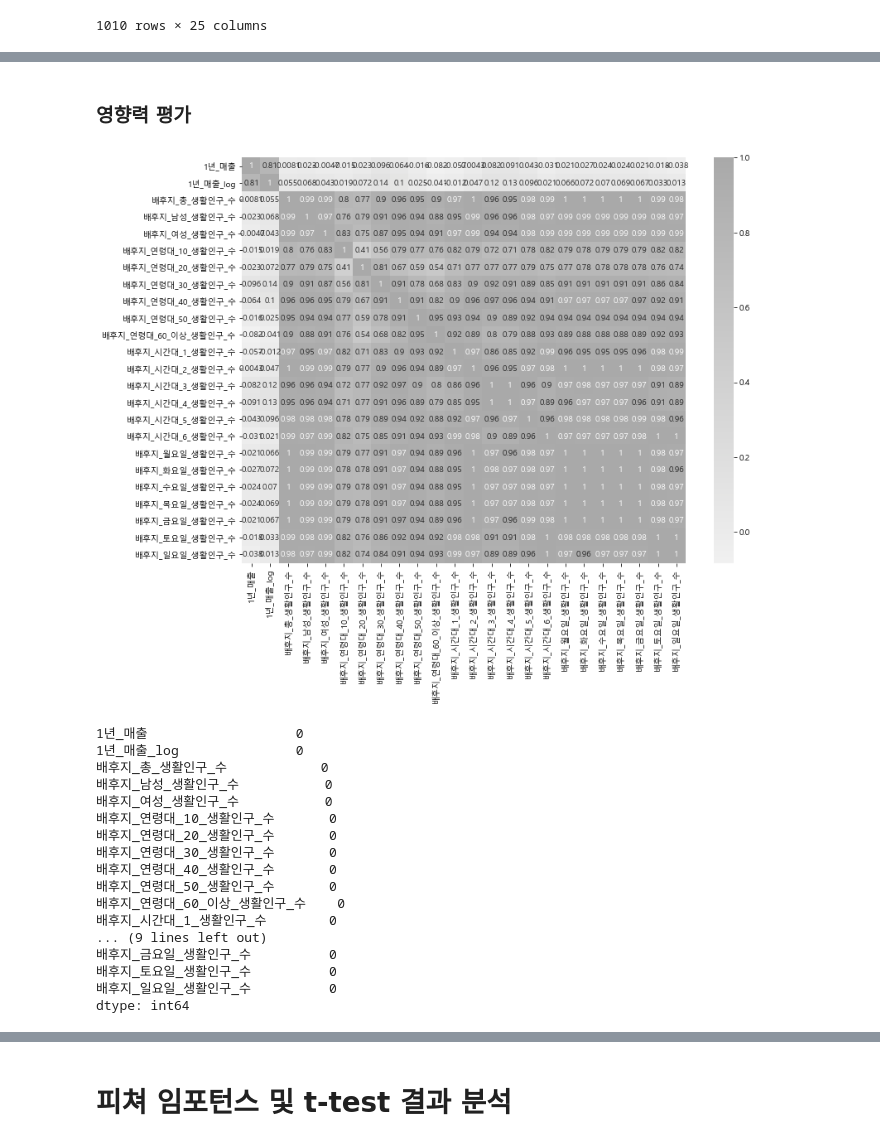
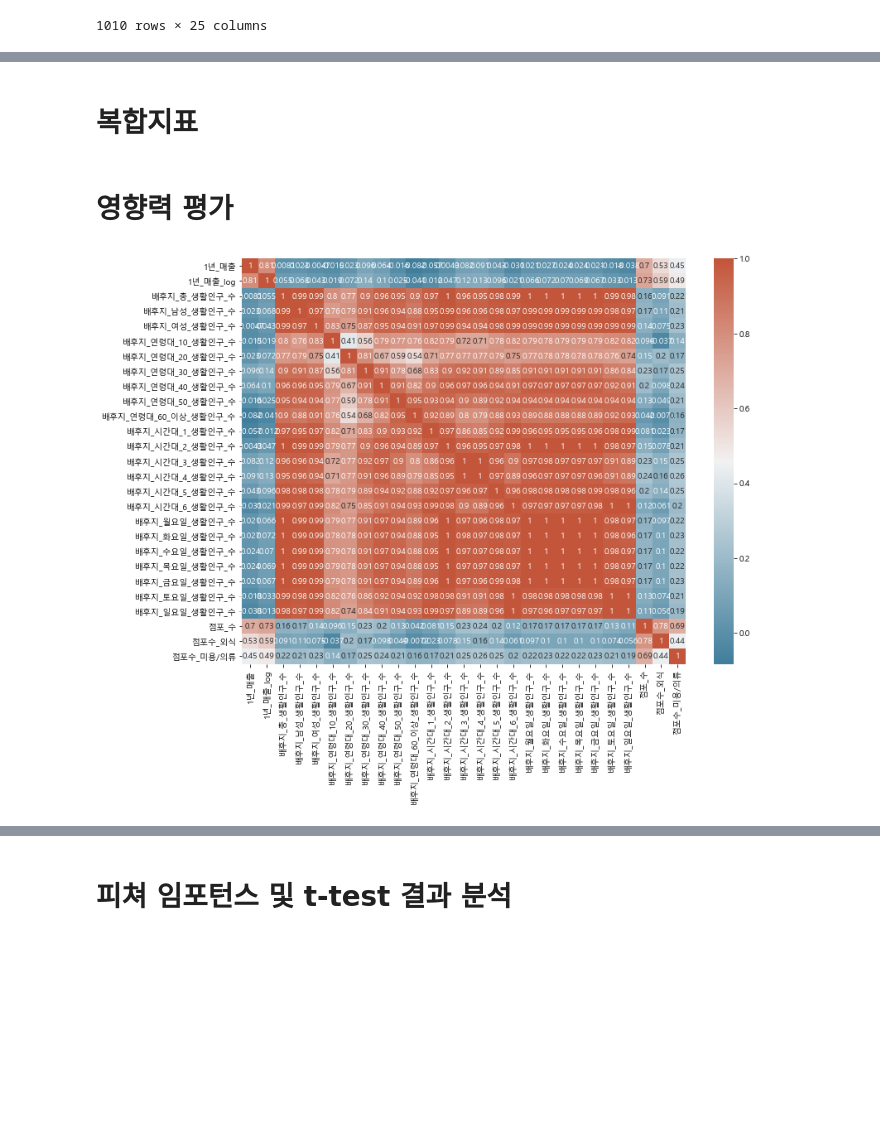
Before and after one commit to unknown-jun/seoul_data_contest, a Jupyter notebook: 상권_발달-지표/BBB001_상권발달지수.ipynb, the cells around one changed output, grey strips where cells are left out. Cells and saved outputs as stored; diff of their text form; code cells hidden in the pictures; blank space fills up the shorter version.

```diff
--- a/상권_발달-지표/BBB001_상권발달지수.ipynb
+++ b/상권_발달-지표/BBB001_상권발달지수.ipynb
@@ -226,0 +264,3 @@ df_all
+# %%
+df_store = pd.read_csv('data/my_result/상권점포.csv')
+df_store = get_object_type(df_store)
@@ -226,0 +297,3 @@ df_all
+# %%
+df_store_selected = df_store[['상권_코드', '점포_수', '점포수_외식', '점포수_미용/의류']]
+df_store_selected
@@ -226,0 +314,4 @@ df_all
+# %%
+df_store_selected = get_object_type(df_store_selected)
+df_all = pd.merge(left=df_all, right=df_store_selected, on='상권_코드', how='left')
+df_all
@@ -227,31 +386,14 @@ df_all
+# %% [markdown]
+# 복합지표
 # %% [markdown]
-###  영향력 평가
+#  영향력 평가
 # %%
 df_all = df_all.iloc[:,1:].dropna(axis=0)
 # %%
 plt.rcParams['font.family'] = 'Malgun Gothic'
-cmap = sns.light_palette("darkgray", as_cmap=True)
+# cmap = sns.light_palette("darkgray", as_cmap=True)
+cmap = sns.diverging_palette(230, 20, as_cmap=True)
 sns.heatmap(df_all.corr(), annot=True, cmap=cmap)
 plt.show()
 # %% [output]
-[figure, old version]
+[figure, new version]
-# %%
-df_all.isnull().sum()
-# %% [output]
-1년_매출                   0
-1년_매출_log               0
-배후지_총_생활인구_수            0
-배후지_남성_생활인구_수           0
-배후지_여성_생활인구_수           0
-배후지_연령대_10_생활인구_수       0
-배후지_연령대_20_생활인구_수       0
-배후지_연령대_30_생활인구_수       0
-배후지_연령대_40_생활인구_수       0
-배후지_연령대_50_생활인구_수       0
-배후지_연령대_60_이상_생활인구_수    0
-배후지_시간대_1_생활인구_수        0
-... (9 lines left out)
-배후지_금요일_생활인구_수          0
-배후지_토요일_생활인구_수          0
-배후지_일요일_생활인구_수          0
-dtype: int64
```
Also changed, not shown: parts of 141 cells of this notebook.
